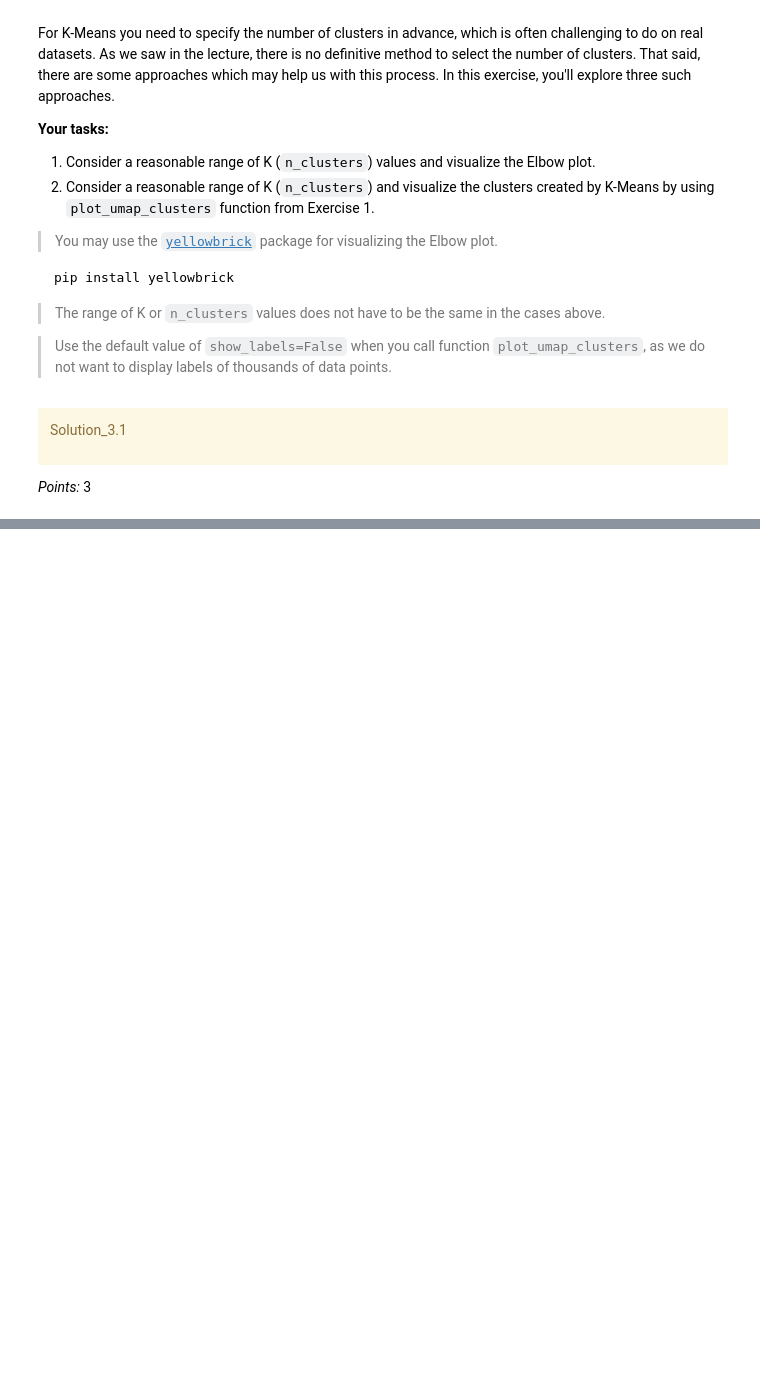
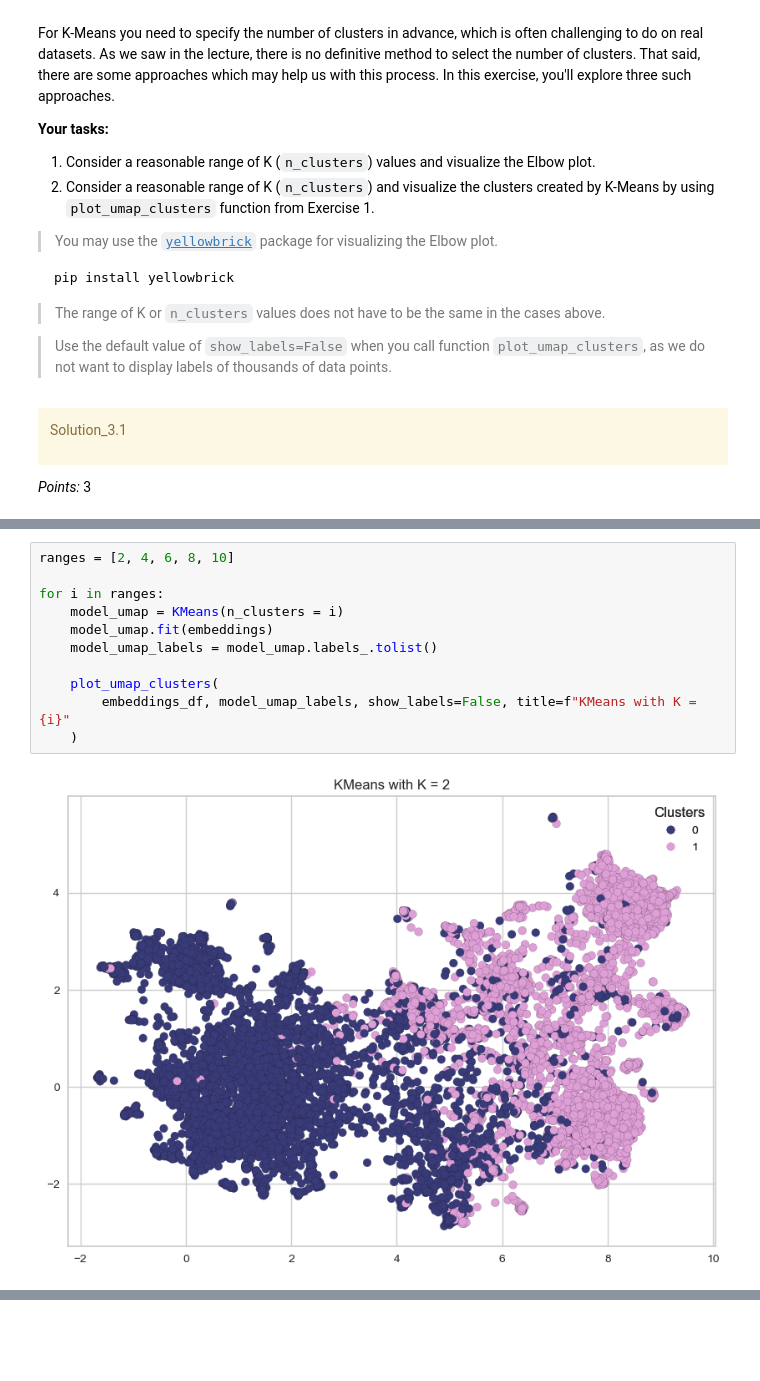
Before and after one commit to BradPeng/cpsc330-2023s, a Jupyter notebook: hw/hw6/hw6.ipynb, the cells around one changed output, grey strips where cells are left out. Cells and saved outputs as stored; diff of their text form; blank space fills up the shorter version.

```diff
--- a/hw/hw6/hw6.ipynb
+++ b/hw/hw6/hw6.ipynb
@@ -555,0 +634,13 @@ _Points:_ 3
+# %%
+ranges = [2, 4, 6, 8, 10]
+
+for i in ranges:
+    model_umap = KMeans(n_clusters = i)
+    model_umap.fit(embeddings)
+    model_umap_labels = model_umap.labels_.tolist()
+
+    plot_umap_clusters(
+        embeddings_df, model_umap_labels, show_labels=False, title=f"KMeans with K = {i}"
+    )
+# %% [output]
+[figure, added]
```
Also changed, not shown: parts of 39 cells of this notebook, 2 other files.
